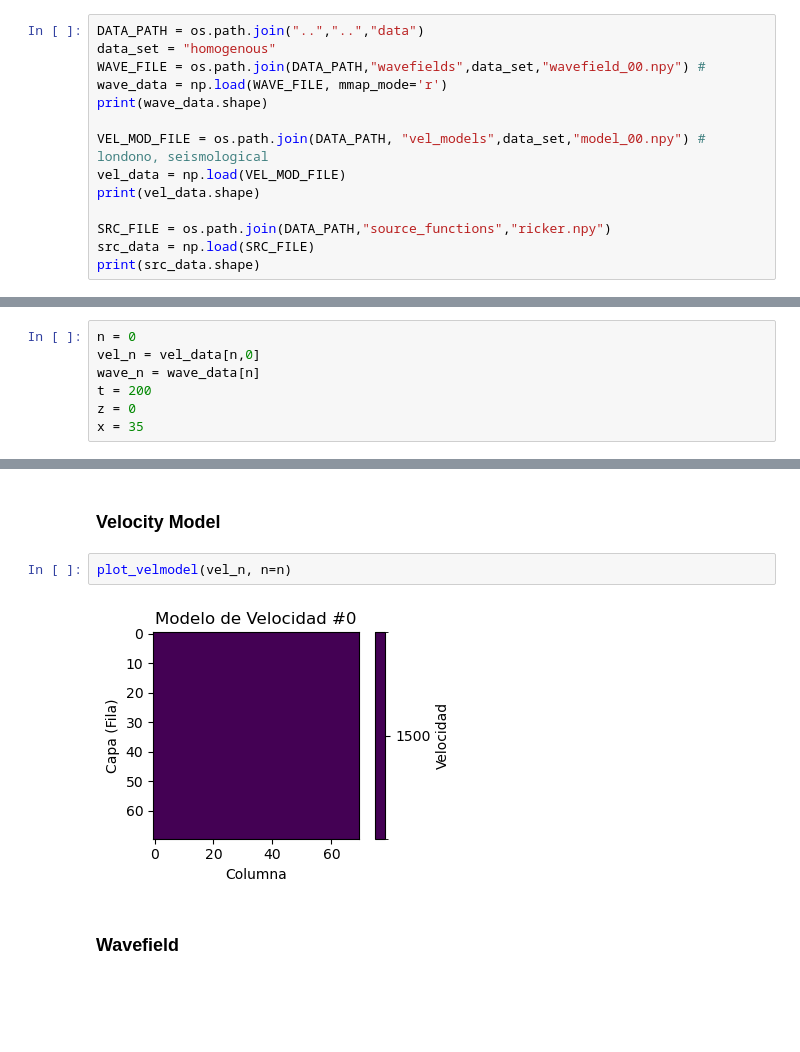
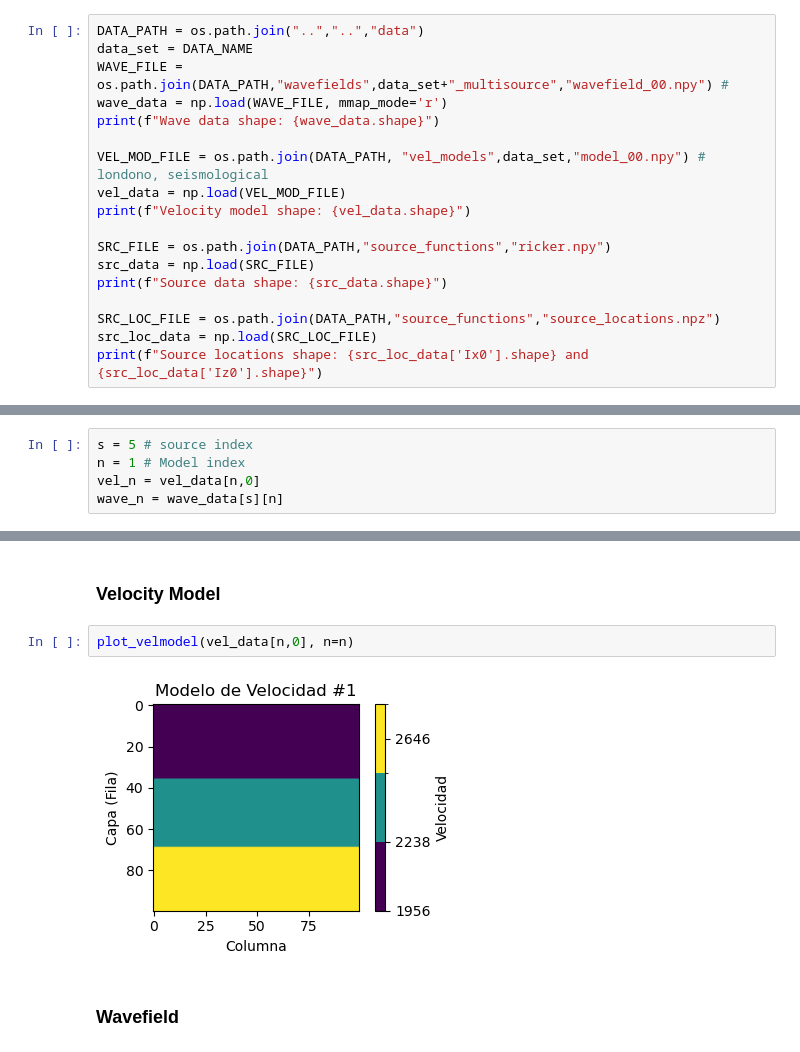
Before and after one commit to Konat23/DeepONet_AWP, a Jupyter notebook: src/01_propagator/data_review.ipynb, the cells around one changed output, grey strips where cells are left out. Saved outputs shown, nothing was run; the diff lists cells and outputs as text; blank space fills up the shorter version.

Commit message:
fix resize, save source locs add plots

```diff
--- a/src/01_propagator/data_review.ipynb
+++ b/src/01_propagator/data_review.ipynb
@@ -11,16 +15,20 @@ import os
 # Load Data
 # %%
 DATA_PATH = os.path.join("..","..","data")
-data_set = "homogenous"
-WAVE_FILE = os.path.join(DATA_PATH,"wavefields",data_set,"wavefield_00.npy") #
+data_set = DATA_NAME
+WAVE_FILE = os.path.join(DATA_PATH,"wavefields",data_set+"_multisource","wavefield_00.npy") #
 wave_data = np.load(WAVE_FILE, mmap_mode='r')
-print(wave_data.shape)
+print(f"Wave data shape: {wave_data.shape}")
 
 VEL_MOD_FILE = os.path.join(DATA_PATH, "vel_models",data_set,"model_00.npy") # londono, seismological
 vel_data = np.load(VEL_MOD_FILE)
-print(vel_data.shape)
+print(f"Velocity model shape: {vel_data.shape}")
 
 SRC_FILE = os.path.join(DATA_PATH,"source_functions","ricker.npy")
 src_data = np.load(SRC_FILE)
-print(src_data.shape)
+print(f"Source data shape: {src_data.shape}")
+
+SRC_LOC_FILE = os.path.join(DATA_PATH,"source_functions","source_locations.npz")
+src_loc_data = np.load(SRC_LOC_FILE)
+print(f"Source locations shape: {src_loc_data['Ix0'].shape} and {src_loc_data['Iz0'].shape}")
 # %% [output]
@@ -66,10 +75,8 @@ from src.myplotters import plot_velmodel, plot_x_z_t_slices, plot_traces_vertica
 # %%
-n = 0
+s = 5 # source index
+n = 1 # Model index
 vel_n = vel_data[n,0]
-wave_n = wave_data[n]
-t = 200
-z = 0
-x = 35
+wave_n = wave_data[s][n]
 # %% [markdown]
 ### Source
 # %%
@@ -83,9 +90,9 @@ Frecuencia máxima (-3 dB): 21.25 Hz
 # %% [markdown]
 ### Velocity Model
 # %%
-plot_velmodel(vel_n, n=n)
+plot_velmodel(vel_data[n,0], n=n)
 # %% [output]
-[figure, old version]
+[figure, new version]
 # %% [markdown]
 ### Wavefield
 # %%
```
Also changed, not shown: parts of 8 cells of this notebook, 5 other files.
